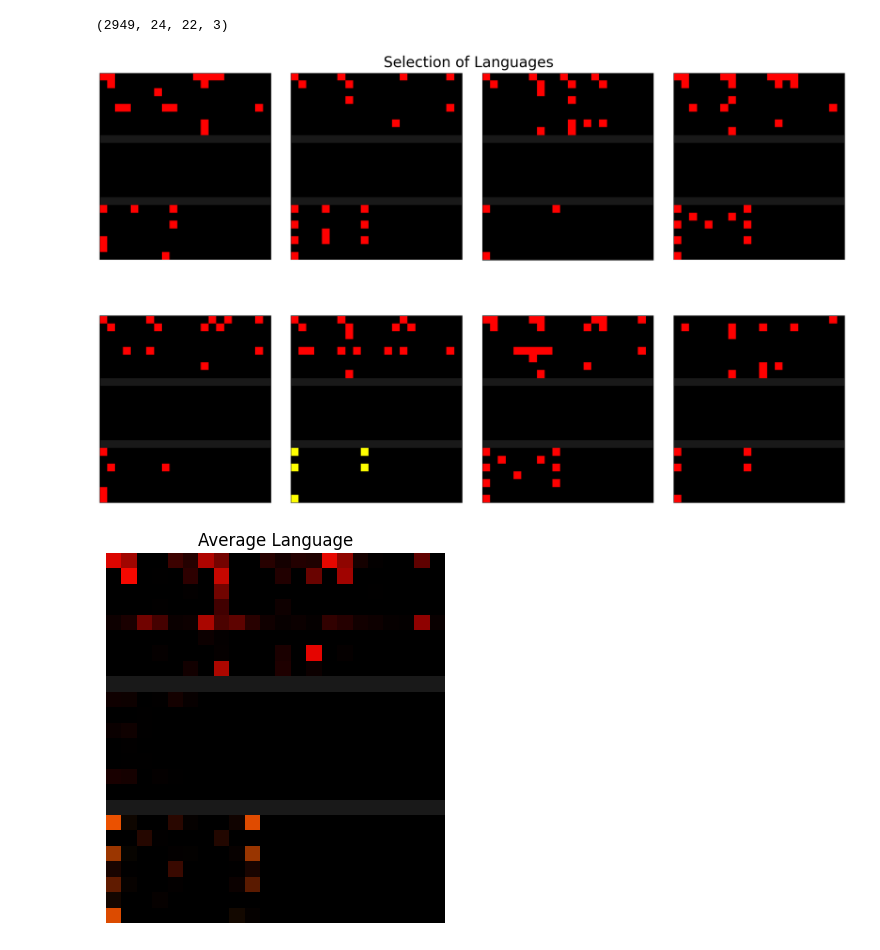
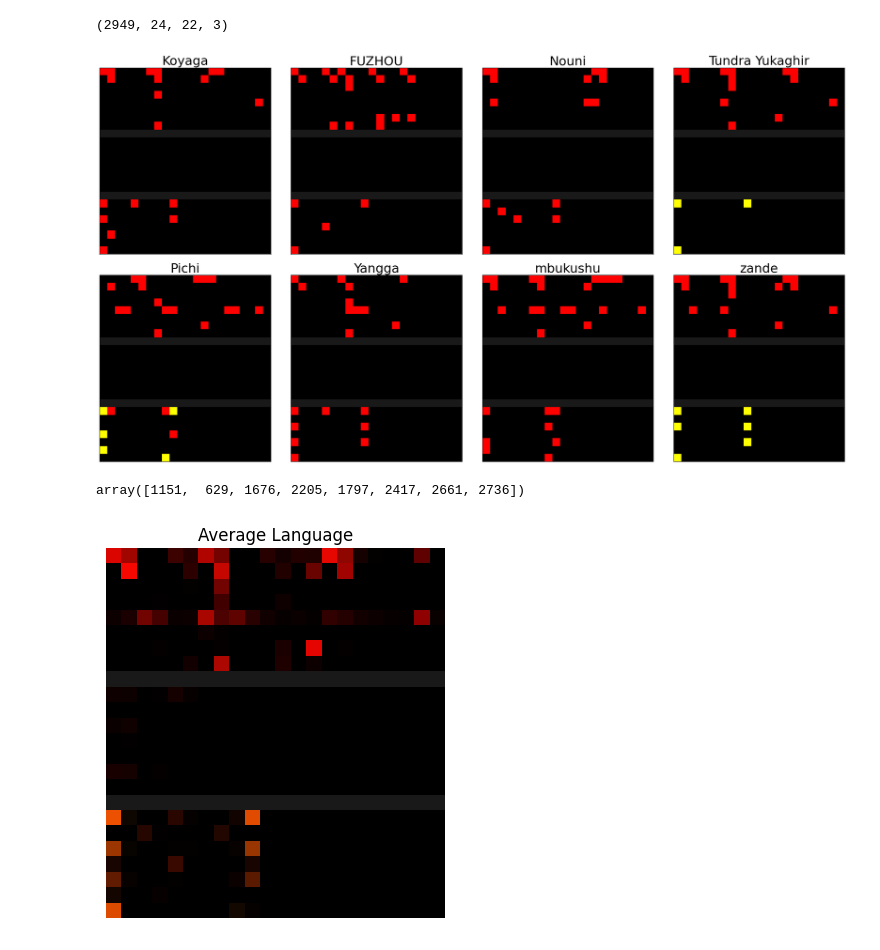
Before and after one commit to Pappa/conlanger, a Jupyter notebook: notebooks/prepare_phoible_data.ipynb, the cells around one changed output. Drawn from its saved outputs; the diff is of its cells as text; code cells hidden in the pictures.

```diff
--- a/notebooks/prepare_phoible_data.ipynb
+++ b/notebooks/prepare_phoible_data.ipynb
@@ -105,13 +110,12 @@ Generate non-pulomic consonants data.
 # %%
-cons_npl_df = pd.read_csv(
+cons_npl_tbl_df = pd.read_csv(
     "./data/consonants_non_plumonic.csv",
     dtype=str,
     index_col=[0],
     keep_default_na=False,
     na_values=["-1"],
 )
-cons_npl_long_df = cons_npl_df.map(lambda c: c + "ː" if isinstance(c, str) else c)
-cons_npl_df
+cons_npl_tbl_df
 # %% [output]
 |  | 0 | 1 | 2 | 3 | 4 | 5 | 6 | 7 |
 | Ejective Stop | pʼ | tʼ | ʈʼ | cʼ | kʼ | qʼ | ʡʼ |  |
@@ -124,10 +128,10 @@ cons_npl_df
 # %%
 cons_npl_npy = np.stack(
     lang_by_dialect_df.apply(
-        create_symbol_matrix(cons_npl_df), include_groups=False
+        create_symbol_matrix(cons_npl_tbl_df), include_groups=False
     ).to_numpy()
 )
-assert cons_npl_npy.shape == (num_lang, *cons_npl_df.shape, 3)
+assert cons_npl_npy.shape == (num_lang, *cons_npl_tbl_df.shape, 3)
 cons_npl_npy.shape
 # %% [output]
 (2949, 7, 8, 3)
@@ -136,13 +140,12 @@ Generate vowel data.
 # %%
-vowels_df = pd.read_csv(
+vowels_tbl_df = pd.read_csv(
     "./data/vowels.csv",
     dtype=str,
     index_col=[0],
     keep_default_na=False,
     na_values=["-1"],
 )
-vowels_long_df = vowels_df.map(lambda c: c + "ː" if isinstance(c, str) else c)
-vowels_df
+vowels_tbl_df
 # %% [output]
 |  | Front unrounded | Front rounded | Near-front unrounded | Near-front rounded | Central unrounded | ... |
 | Close | i | y |  |  | ɨ | ... |
@@ -155,10 +158,10 @@ vowels_df
 # %%
 vowels_npy = np.stack(
     lang_by_dialect_df.apply(
-        create_symbol_matrix(vowels_df), include_groups=False
+        create_symbol_matrix(vowels_tbl_df), include_groups=False
     ).to_numpy()
 )
-assert vowels_npy.shape == (num_lang, *vowels_df.shape, 3)
+assert vowels_npy.shape == (num_lang, *vowels_tbl_df.shape, 3)
 vowels_npy.shape
 # %% [output]
 (2949, 7, 10, 3)
@@ -233,33 +241,31 @@ language_phonemes_npy.shape
 # %%
 import matplotlib.pyplot as plt
 
 r, c = 2, 4
 
 gen = np.random.default_rng()
-samples = gen.choice(language_phonemes_npy, r * c, replace=False)
+sample_indices = gen.choice(unique_names.size, r * c, replace=False)
+samples = language_phonemes_npy[sample_indices]
+sample_names = unique_names[sample_indices]
 
-fig, axs = plt.subplots(r, c, figsize=(22, 14), linewidth=10)
+fig, axs = plt.subplots(r, c, figsize=(22, 12), linewidth=10)
 fig.tight_layout()
 
 cnt = 0
 for i in range(r):
     for j in range(c):
-        l = samples[cnt]
-        axs[i, j].imshow(
-            l,
-            cmap=plt.get_cmap("copper_r"),
-            vmin=np.min(l),
-            vmax=np.max(l),
-        )
+        axs[i, j].set_title(sample_names[cnt][0:20], fontsize=26)
+        axs[i, j].imshow(samples[cnt])
         axs[i, j].tick_params(
             left=False, right=False, labelleft=False, labelbottom=False, bottom=False
         )
         cnt += 1
 
-fig.suptitle("Selection of Languages", fontsize=30)
 plt.show()
+sample_indices
 # %% [output]
-[figure, old version]
+[figure, new version]
+array([1151,  629, 1676, 2205, 1797, 2417, 2661, 2736])
 # %%
 np.save("./data/language_phonemes.npy", language_phonemes_npy)
 # %%
```
Also changed, not shown: parts of 10 cells of this notebook.
